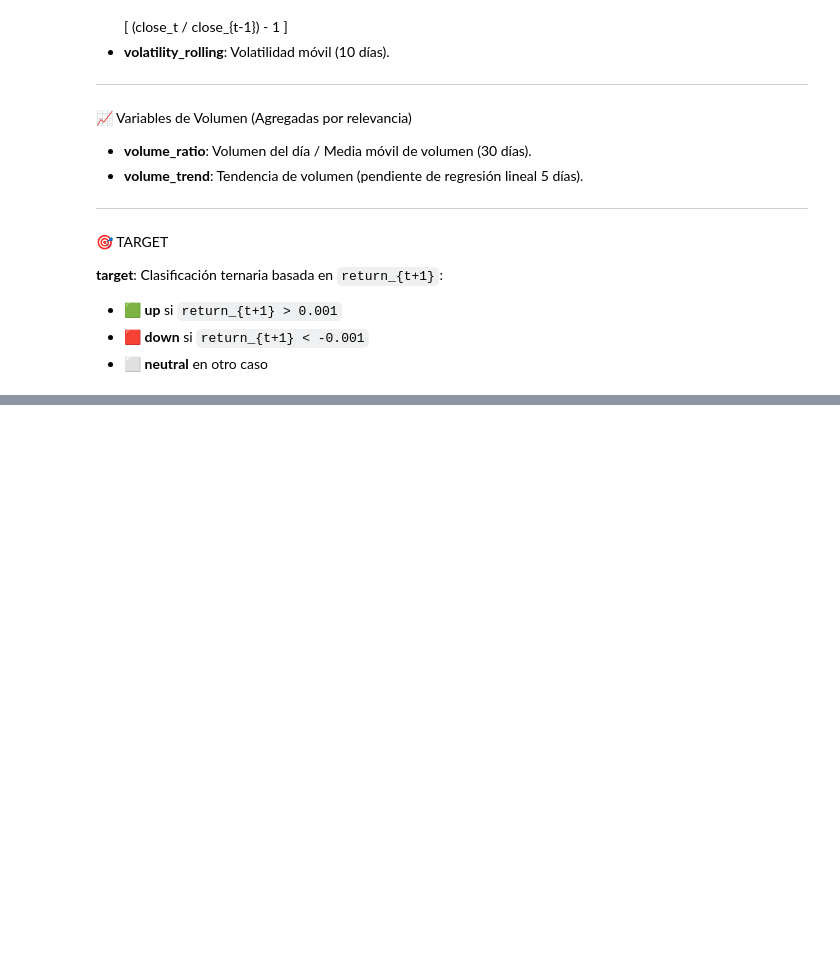
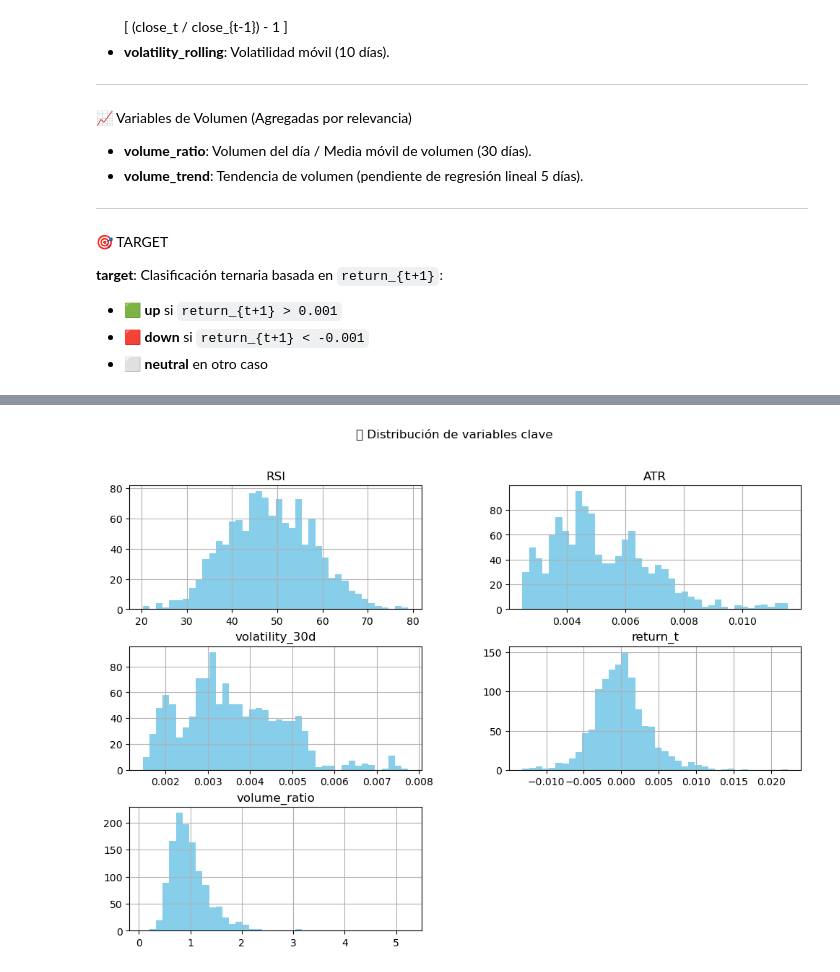
Before and after one commit to Andru-1987/light_storm_pipe, a Jupyter notebook: notebooks/02_feature_engineering.ipynb, the cells around one changed output, grey strips where cells are left out. Saved outputs shown, nothing was run; the diff lists cells and outputs as text; code cells hidden in the pictures; blank space fills up the shorter version.

```diff
--- a/notebooks/02_feature_engineering.ipynb
+++ b/notebooks/02_feature_engineering.ipynb
@@ -286,0 +390,7 @@ class ForexFeatureEngineer:
+# %%
+key_features = ['RSI', 'ATR', 'volatility_30d', 'return_t', 'volume_ratio']
+df_features[key_features].hist(bins=40, figsize=(12, 8), color='skyblue')
+plt.suptitle("📈 Distribución de variables clave")
+plt.show()
+# %% [output]
+[figure, added]
```
Also changed, not shown: parts of 16 cells of this notebook, 1 other file.
